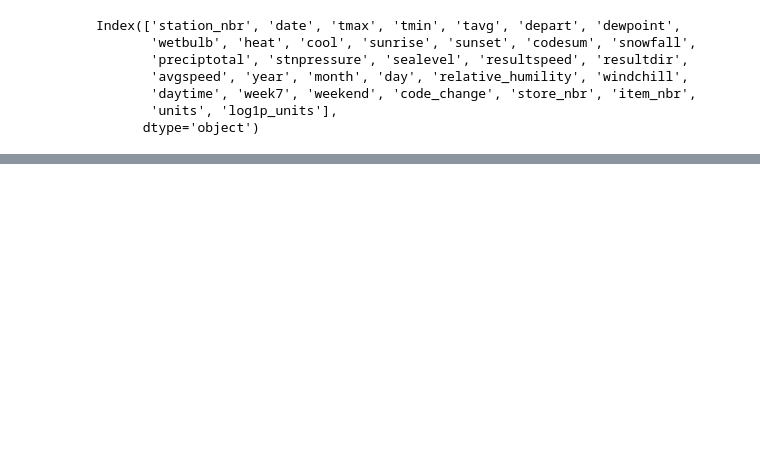
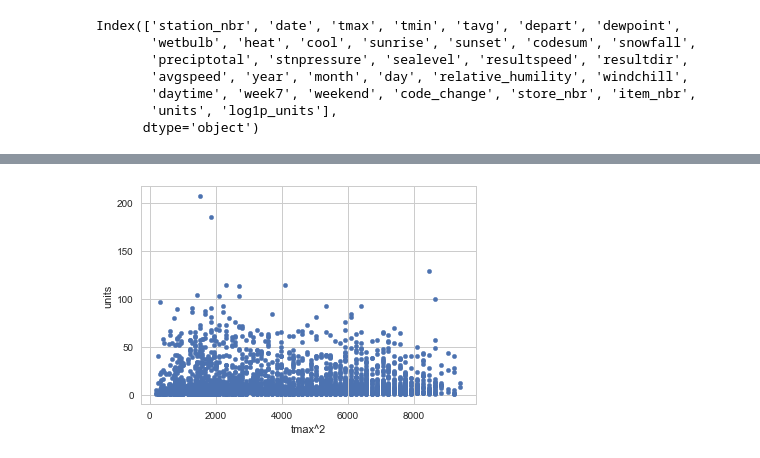
Before and after one commit to Junhojuno/Walmart-sales-in-stormy-weather, a Jupyter notebook: weather2_code/station1.ipynb, the cells around one changed output, grey strips where cells are left out. Drawn from its saved outputs; the diff is of its cells as text; code cells hidden in the pictures; blank space fills up the shorter version.

```diff
--- a/weather2_code/station1.ipynb
+++ b/weather2_code/station1.ipynb
@@ -150,0 +138,5 @@ IndexError: tuple index out of range
+# %%
+station.plot.scatter('tmax^2','units')
+plt.show()
+# %% [output]
+[figure, added]
```
Also changed, not shown: parts of 16 cells of this notebook.
